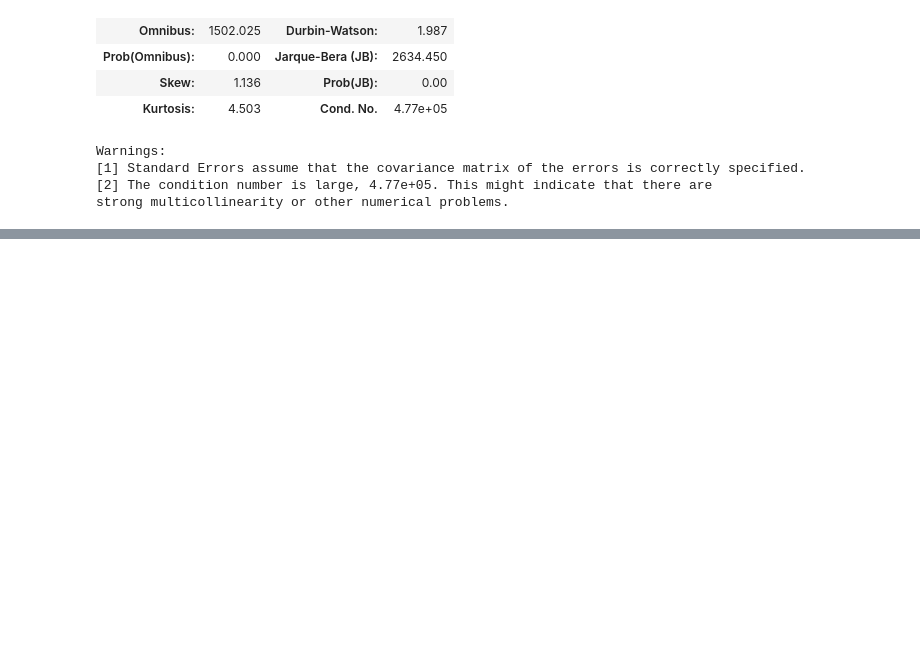
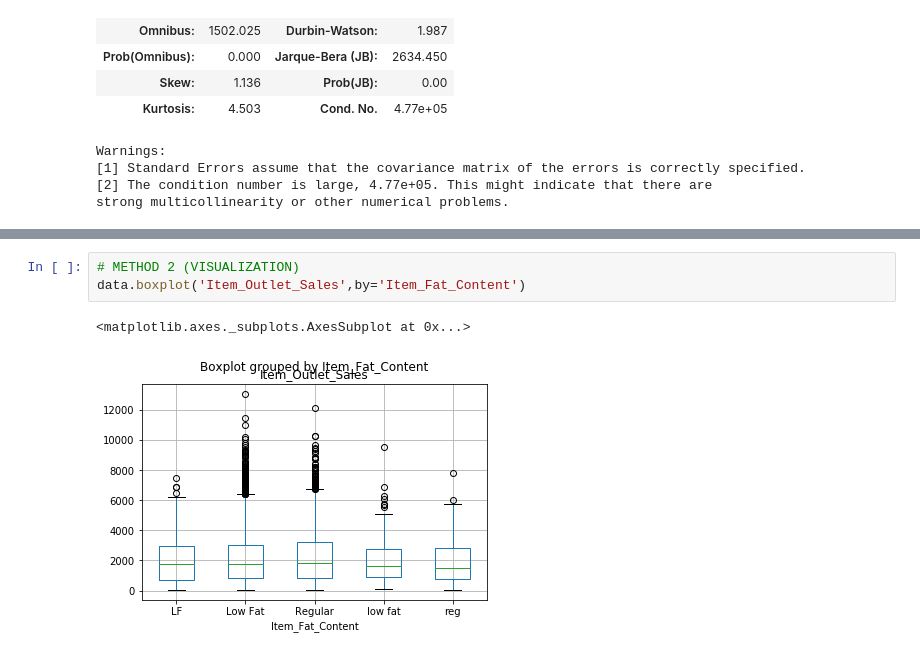
Before and after one commit to mgurunule/Big_Sale_Prediction, a Jupyter notebook: Day1.ipynb, the cells around one changed output, grey strips where cells are left out. Saved outputs shown, nothing was run; the diff lists cells and outputs as text; blank space fills up the shorter version.

```diff
--- a/Day1.ipynb
+++ b/Day1.ipynb
@@ -309 +315,7 @@ plt.show()
+# %%
+# METHOD 2 (VISUALIZATION)
+data.boxplot('Item_Outlet_Sales',by='Item_Fat_Content')
+# %% [output]
+<matplotlib.axes._subplots.AxesSubplot at 0x...>
+[figure, added]
 # %%
```
Also changed, not shown: parts of 3 cells of this notebook.
